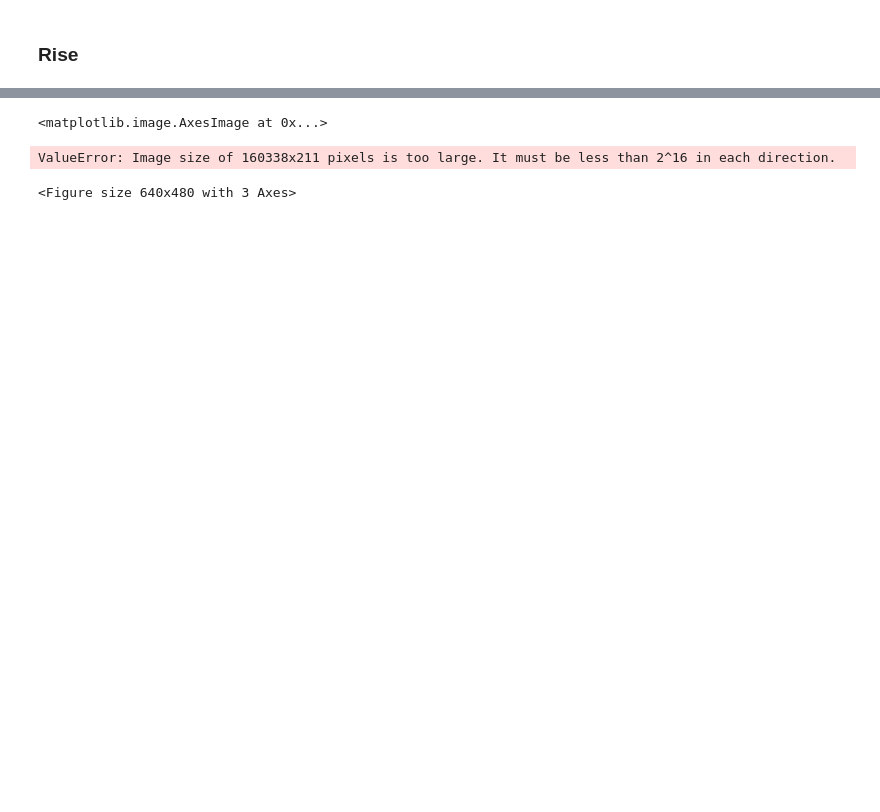
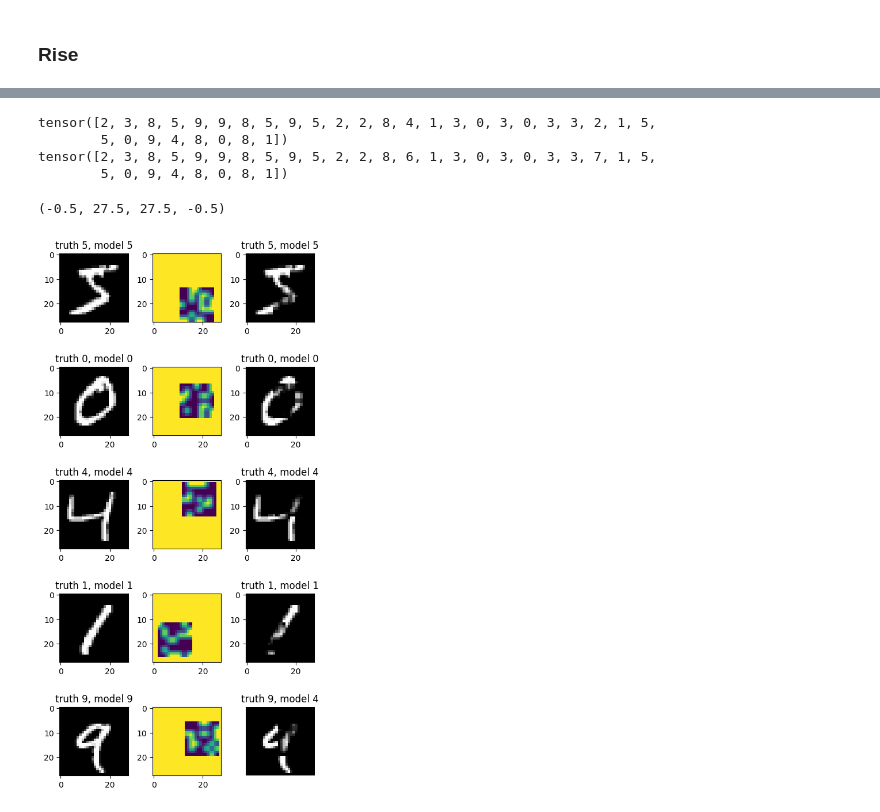
Before and after one commit to 2xic/optimization-playground, a Jupyter notebook: cv/rise/rise.ipynb, the cells around one changed output, grey strips where cells are left out. Saved outputs shown, nothing was run; the diff lists cells and outputs as text; code cells hidden in the pictures; blank space fills up the shorter version.

```diff
--- a/cv/rise/rise.ipynb
+++ b/cv/rise/rise.ipynb
@@ -31,14 +29,33 @@ from mask import *
+# %%
+from torch.utils.data import DataLoader
+train_loader = DataLoader(train_ds, batch_size=32, shuffle=True)
+for (x,y) in train_loader:
+    print(y)
+    print(torch.argmax(model(x), dim=1))
+    break
+# %% [output]
+tensor([2, 3, 8, 5, 9, 9, 8, 5, 9, 5, 2, 2, 8, 4, 1, 3, 0, 3, 0, 3, 3, 2, 1, 5,
+        5, 0, 9, 4, 8, 0, 8, 1])
+tensor([2, 3, 8, 5, 9, 9, 8, 5, 9, 5, 2, 2, 8, 6, 1, 3, 0, 3, 0, 3, 3, 7, 1, 5,
+        5, 0, 9, 4, 8, 0, 8, 1])
 # %%
-%matplotlib inline
-mask = binary_masks(10, 28, 28, p=.3, divide_size=4)
-y_pred = model(X.reshape((1, ) + X.shape))
-model_x = torch.argmax(y_pred).item()
-f, axarr = plt.subplots(1, 3)#, figsize=(100,100))
-axarr[0].imshow(X[0], cmap='gray')
-axarr[0].set_title(f"truth {str(y)}, model {model_x}")
-axarr[1].imshow(mask[0][0] * 255)
-axarr[2].imshow(mask[0][0] * X[0], cmap='gray')
+f, axarr = plt.subplots(5, 3, figsize=(5,10))
+
+for i in range(5):
+    X, y = train_ds[i]
+    mask = binary_masks(10, 28, 28, p=.3, divide_size=4)
+
+    y_pred = torch.argmax(model(X.reshape((1, ) + X.shape)), dim=1).item()
+    y_pred_mask = torch.argmax(model((X * mask[0]).reshape((1, ) + X.shape)), dim=1).item()
+
+    axarr[i][0].imshow(X[0], cmap='gray')
+    axarr[i][0].set_title(f"truth {str(y)}, model {y_pred}")
+    axarr[i][1].imshow(mask[0][0] * 255)
+
+    axarr[i][2].set_title(f"truth {str(y)}, model {y_pred_mask}")
+    axarr[i][2].imshow(mask[0][0] * X[0], cmap='gray')
+plt.tight_layout()
+plt.axis('off')
 # %% [output]
-<matplotlib.image.AxesImage at 0x...>
+(-0.5, 27.5, 27.5, -0.5)
-ValueError: Image size of 160338x211 pixels is too large. It must be less than 2^16 in each direction.
-<Figure size 640x480 with 3 Axes>
+[figure, added]
```
Also changed, not shown: parts of 15 cells of this notebook, 4 other files.
